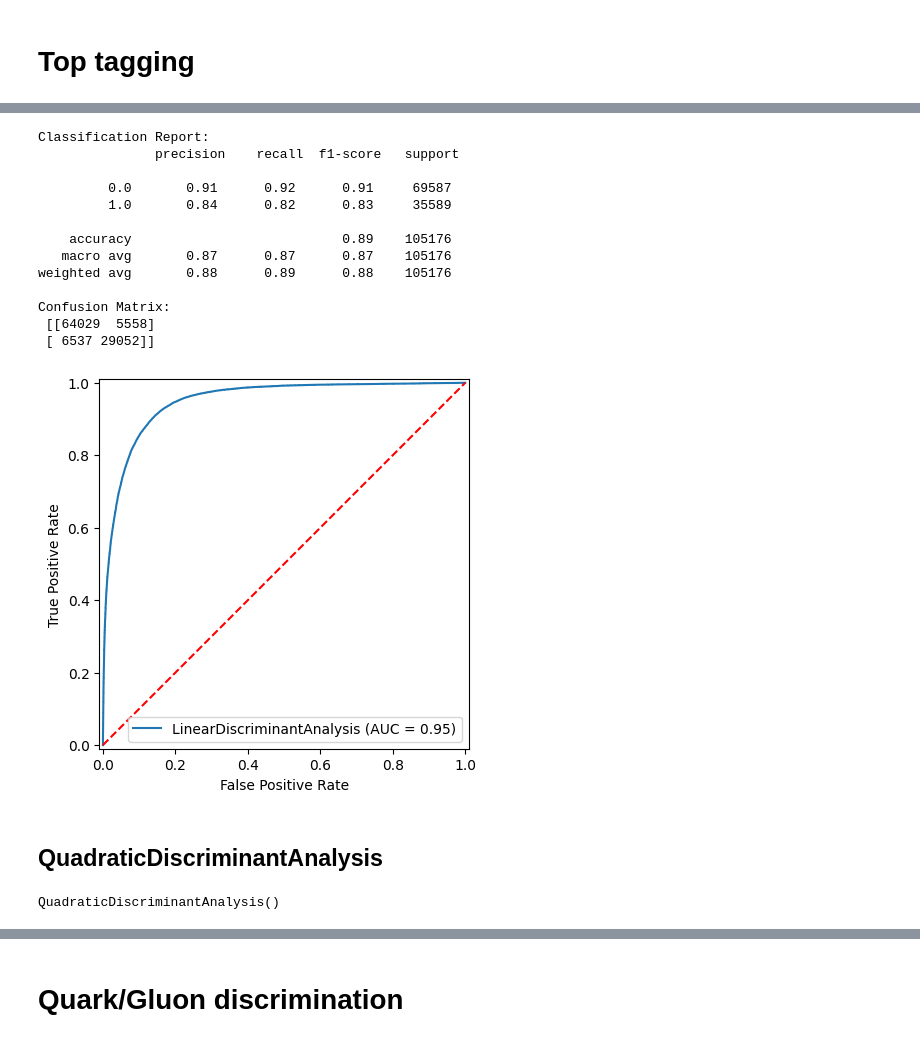
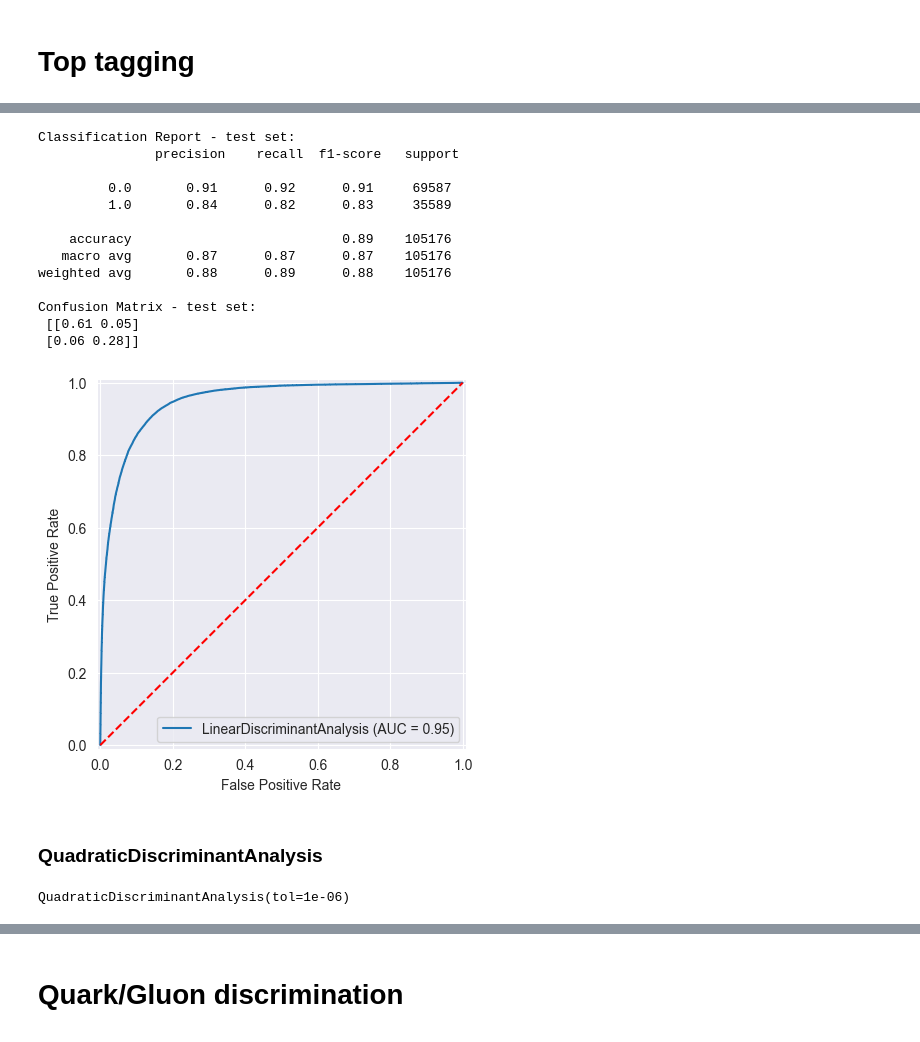
Before and after one commit to mathmartines/JetTagging, a Jupyter notebook: ML/EFPs/testing_algorithms/Bruno-EFPs-discriminant_analysis.ipynb, the cells around one changed output, grey strips where cells are left out. Drawn from its saved outputs; the diff is of its cells as text; code cells hidden in the pictures.

```diff
--- a/ML/EFPs/testing_algorithms/Bruno-EFPs-discriminant_analysis.ipynb
+++ b/ML/EFPs/testing_algorithms/Bruno-EFPs-discriminant_analysis.ipynb
@@ -48,42 +135,39 @@ Intercept: -5.370116258569907
 # %%
-y_pred = model.predict(X_test)
+y_pred_test = model.predict(X_test)
+# Classification Report - test
+print('Classification Report - test set:\n',metrics.classification_report(y_test.ravel(), y_pred_test))
 
-# Classification Report
-print('Classification Report:\n',metrics.classification_report(y_test, y_pred))
+# Confusion Matrix - test
+print('Confusion Matrix - test set:\n',metrics.confusion_matrix(y_test.ravel(), y_pred_test, normalize='all').round(2))
 
-# Confusion Matrix
-print('Confusion Matrix:\n',metrics.confusion_matrix(y_test, y_pred))
+y_predproba_test = model.predict_proba(X_test)[:, -1]
+# ROC curve
+fpr, tpr, thresholds = metrics.roc_curve(y_test.ravel(), y_predproba_test)
+roc_auc = metrics.roc_auc_score(y_test.ravel(), y_predproba_test)
+display = metrics.RocCurveDisplay(fpr=fpr, tpr=tpr, roc_auc=roc_auc, estimator_name='LinearDiscriminantAnalysis')
+display.plot()
+plt.plot([0,1],[0,1],'r--')
+plt.show()
 # %% [output]
-Classification Report:
+Classification Report - test set:
                precision    recall  f1-score   support
 
          0.0       0.91      0.92      0.91     69587
          1.0       0.84      0.82      0.83     35589
 
     accuracy                           0.89    105176
    macro avg       0.87      0.87      0.87    105176
 weighted avg       0.88      0.89      0.88    105176
 
-Confusion Matrix:
- [[64029  5558]
- [ 6537 29052]]
+Confusion Matrix - test set:
+ [[0.61 0.05]
+ [0.06 0.28]]
+[figure, added]
-# %%
-y_predprob = model.predict_proba(X_test)[:, -1]
-
-# ROC curve
-fpr, tpr, thresholds = metrics.roc_curve(y_test, y_predprob)
-roc_auc = metrics.roc_auc_score(y_test, y_predprob)
-display = metrics.RocCurveDisplay(fpr=fpr, tpr=tpr, roc_auc=roc_auc, estimator_name='LinearDiscriminantAnalysis')
-display.plot()
-plt.plot([0,1],[0,1],'r--')
-plt.show()
-# %% [output]
-[figure, removed]
 # %% [markdown]
-## QuadraticDiscriminantAnalysis
+### QuadraticDiscriminantAnalysis
 # %%
-model = QuadraticDiscriminantAnalysis()
-model.fit(X_train, y_train)
+model = QuadraticDiscriminantAnalysis(tol=1.0e-6)
+model.fit(X_train, y_train.ravel())
 # %% [output]
-QuadraticDiscriminantAnalysis()
+QuadraticDiscriminantAnalysis(tol=1e-06)
 # %%
```
Also changed, not shown: parts of 54 cells of this notebook.
